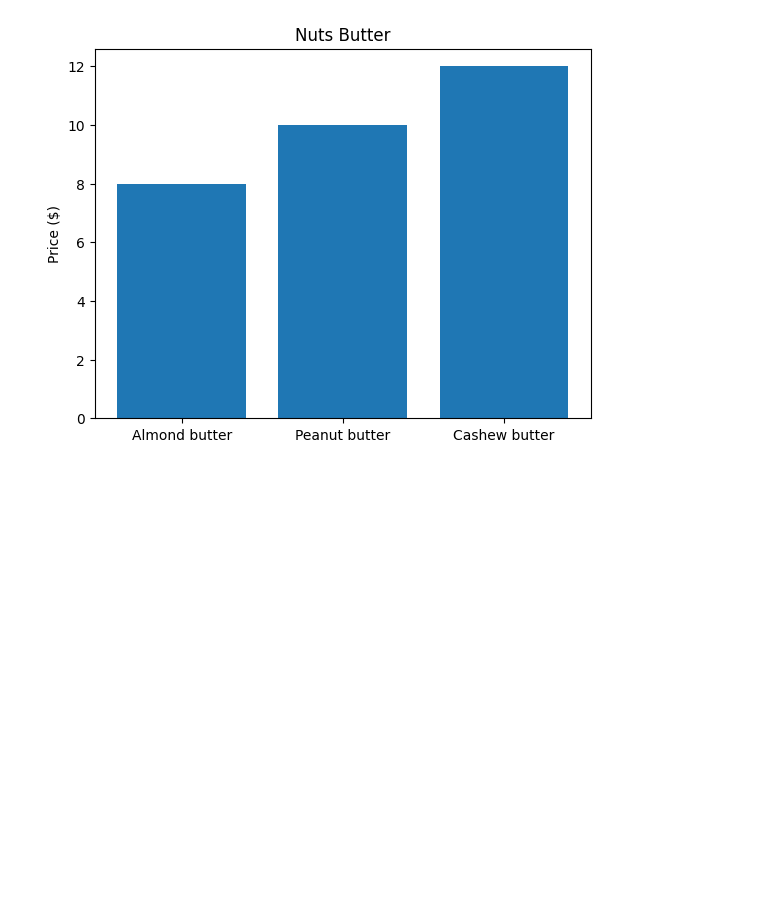
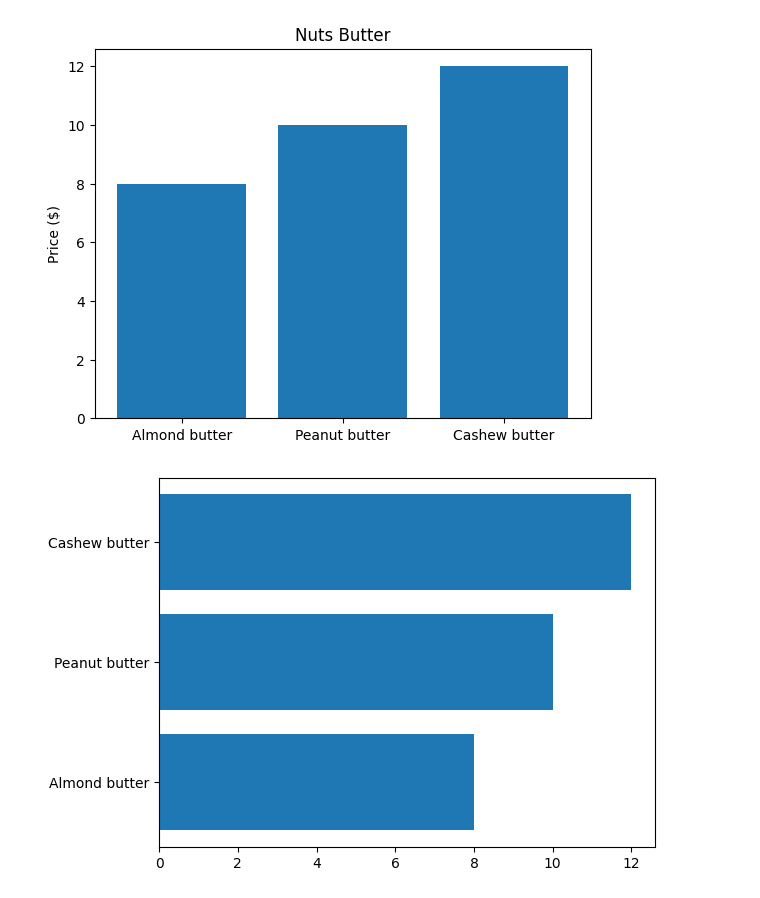
Before and after one commit to HerbertNtim/dataScience-ML, a Jupyter notebook: Introduction To Matplotlib.ipynb, the cells around one changed output. Drawn from its saved outputs; the diff is of its cells as text; code cells hidden in the pictures; blank space fills up the shorter version.

```diff
--- a/Introduction To Matplotlib.ipynb
+++ b/Introduction To Matplotlib.ipynb
@@ -107,3 +107,9 @@ ax.bar(nut_butter.keys(), nut_butter.values())
 ax.set(title="Nuts Butter", ylabel="Price ($)");
 # %% [output]
 [figure]
+# %%
+# Horizontal bar graph
+fig, ax = plt.subplots()
+ax.barh(nut_butter.keys(), nut_butter.values());
+# %% [output]
+[figure, added]
```
Also changed, not shown: parts of 4 cells of this notebook.
